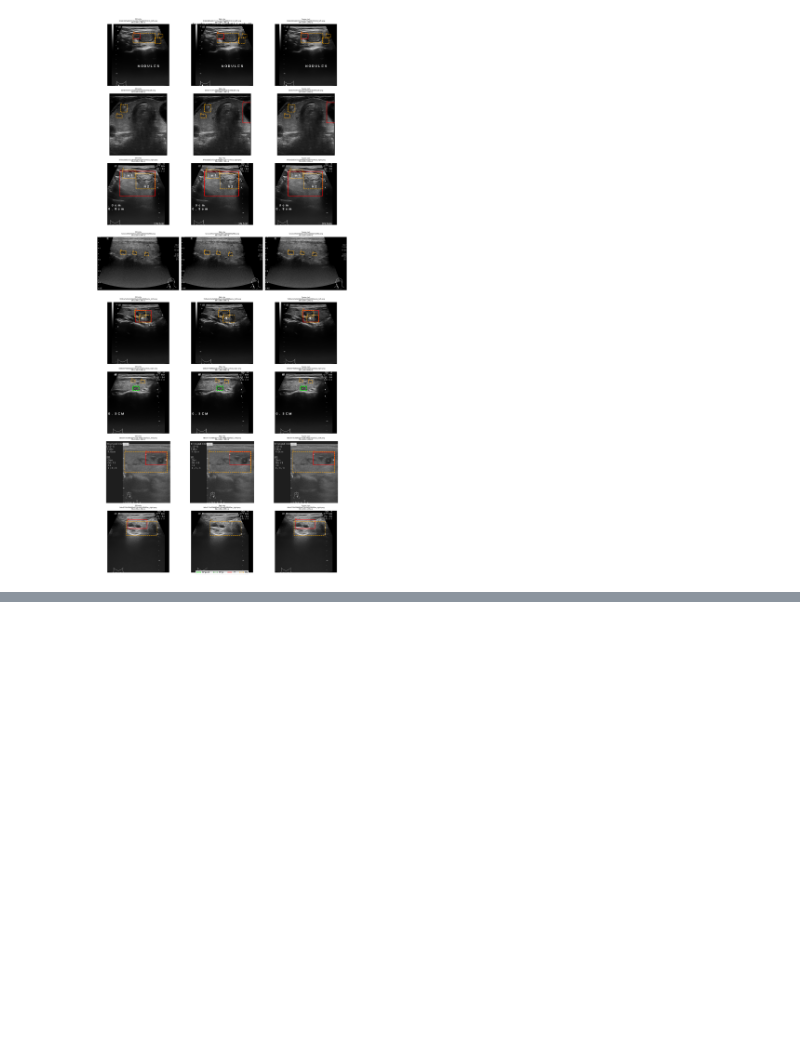
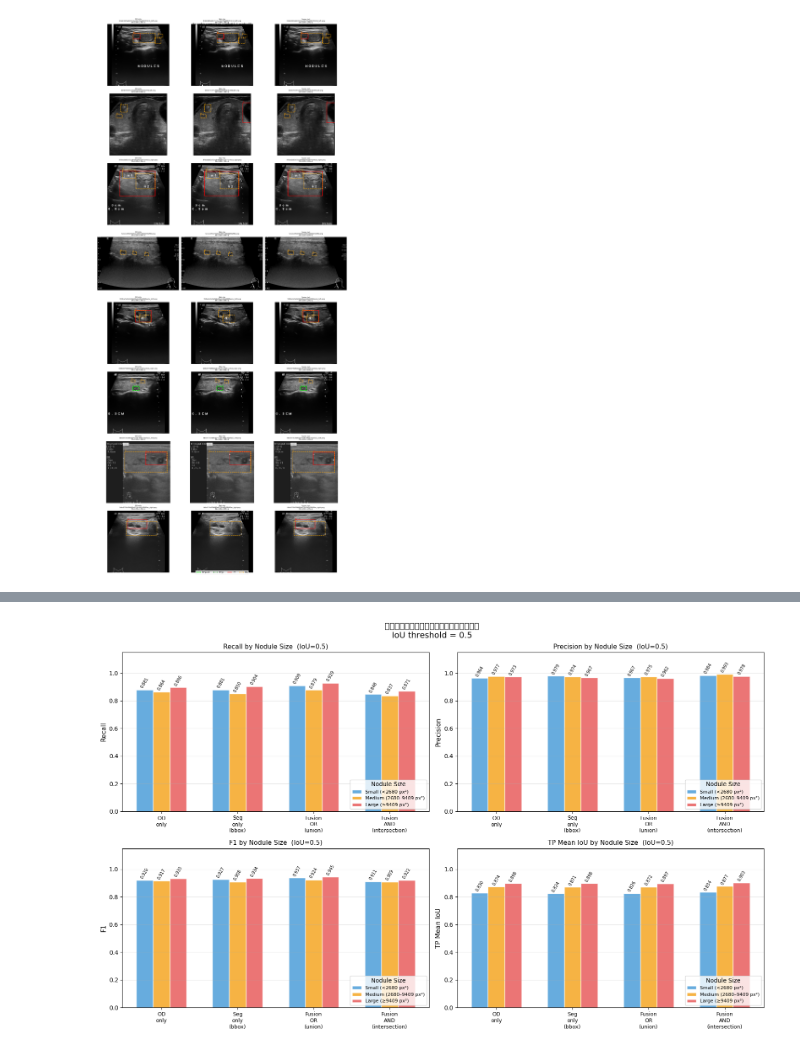
Before and after one commit to fenofista/thyroid, a Jupyter notebook: yolo_code_od/testing_ensemble.ipynb, the cells around one changed output, grey strips where cells are left out. Drawn from its saved outputs; the diff is of its cells as text; code cells hidden in the pictures; blank space fills up the shorter version.

```diff
--- a/yolo_code_od/testing_ensemble.ipynb
+++ b/yolo_code_od/testing_ensemble.ipynb
@@ -667,0 +844,41 @@ visualize_ensemble_samples(
+# %%
+# ============================================================
+# 視覺化：各策略 × 大小分組 的 Recall / Precision / F1 / TP-IoU
+# ============================================================
+
+metrics_to_plot = ['recall', 'precision', 'f1', 'mean_iou']
+metric_titles   = ['Recall', 'Precision', 'F1', 'TP Mean IoU']
+size_colors     = ['#4C9ED9', '#F5A623', '#E85D5D']   # small / medium / large
+
+x      = np.arange(len(strategies))
+width  = 0.22
+
+fig, axes = plt.subplots(2, 2, figsize=(16, 10))
+
+for ax, metric, title in zip(axes.flat, metrics_to_plot, metric_titles):
+    for si, sc in enumerate(SIZE_LABELS):
+        vals = []
+        for strategy in strategies:
+            row = size_df[(size_df['strategy'] == strategy) & (size_df['size_cat'] == sc)]
+            vals.append(float(row[metric].values[0]) if len(row) > 0 else 0)
+        offset = (si - 1) * width
+        bars = ax.bar(x + offset, vals, width, label=sc.replace('\n', ' '),
+                      color=size_colors[si], alpha=0.85, edgecolor='white')
+        for bar, v in zip(bars, vals):
+            if not np.isnan(v):
+                ax.text(bar.get_x() + bar.get_width()/2, bar.get_height() + 0.005,
+                        f'{v:.3f}', ha='center', va='bottom', fontsize=7, rotation=60)
+
+    ax.set_xticks(x)
+    ax.set_xticklabels([strategy_labels[s].replace(' ', '\n') for s in strategies], fontsize=9)
+    ax.set_ylim(0, 1.15)
+    ax.set_ylabel(title, fontsize=11)
+    ax.set_title(f'{title} by Nodule Size  (IoU={SIZE_ANALYSIS_IOU})', fontsize=11)
+    ax.legend(title='Nodule Size', fontsize=8, loc='lower right')
+    ax.grid(axis='y', alpha=0.3)
+
+plt.suptitle('結節大小對各策略效能之影響（定性分析）\nIoU threshold = 0.5', fontsize=14)
+plt.tight_layout()
+plt.show()
+# %% [output]
+[figure, added]
```
Also changed, not shown: parts of 14 cells of this notebook, 2 other files.
